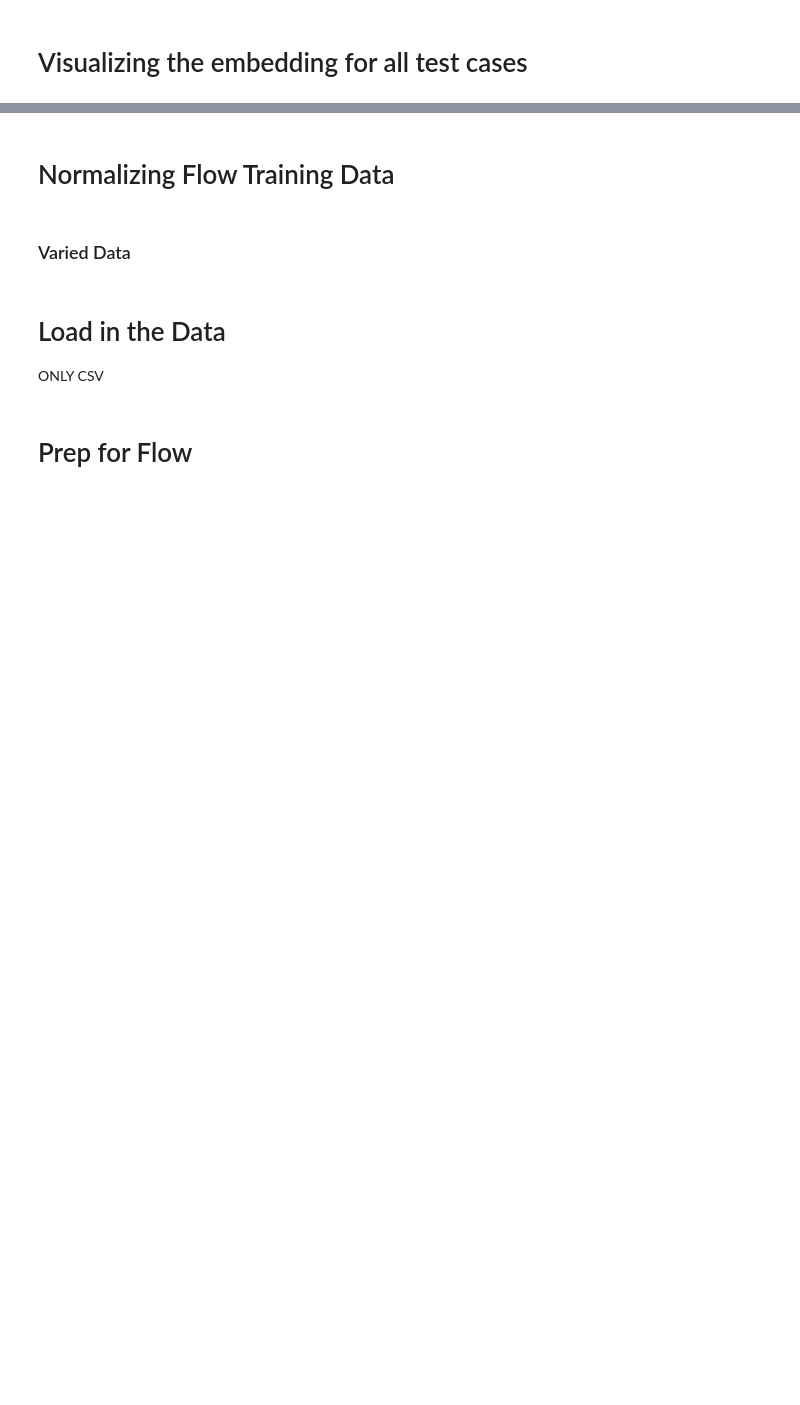
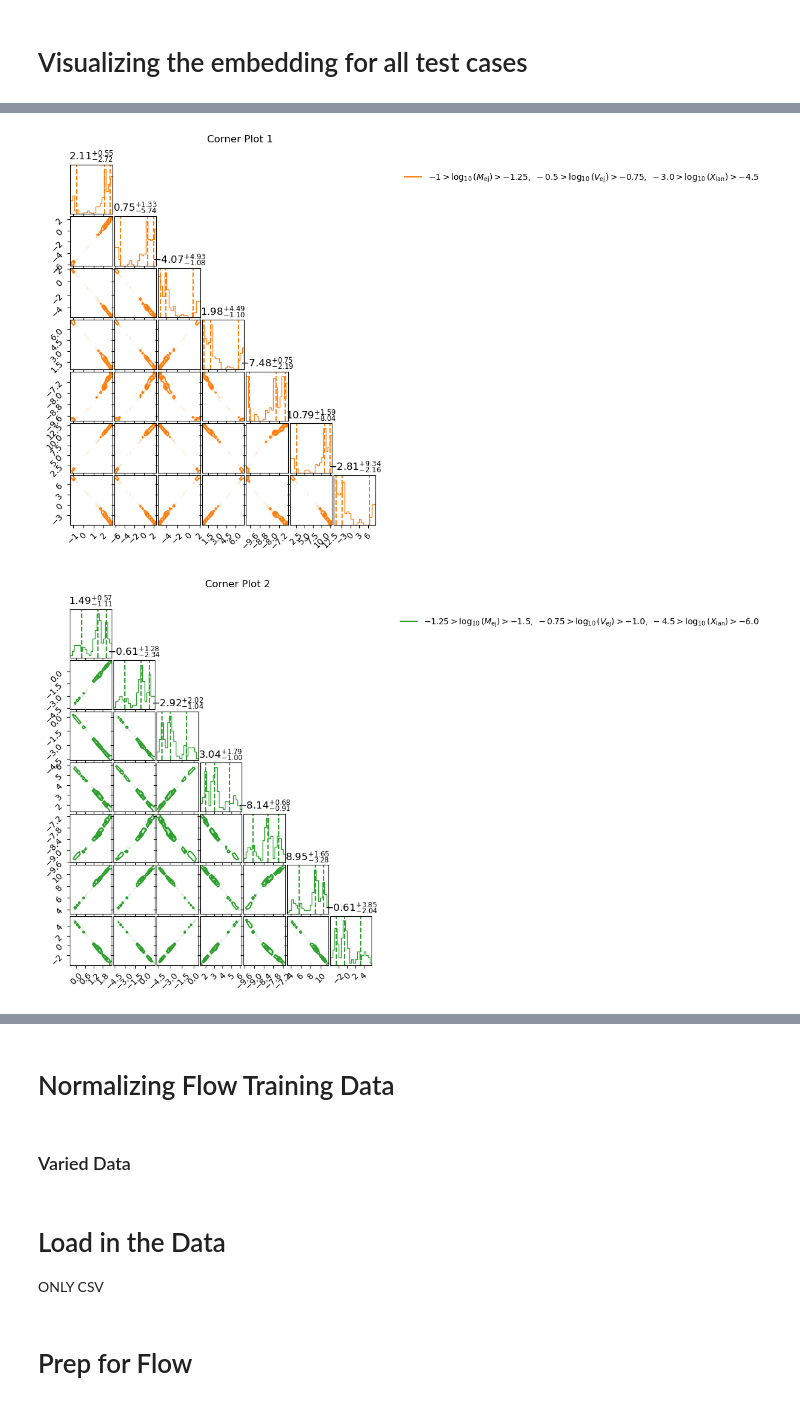
Before and after one commit to MehulGoyal22/Kilo, a Jupyter notebook: fulltutorial.ipynb, the cells around one changed output, grey strips where cells are left out. Cells and saved outputs as stored; diff of their text form; code cells hidden in the pictures; blank space fills up the shorter version.

```diff
--- a/fulltutorial.ipynb
+++ b/fulltutorial.ipynb
@@ -199,7 +229,7 @@ detection_limit = 22.0
 bands           = ['ztfg', 'ztfr', 'ztfi']
 chunk_size      = 5000        # how many sims to process per batch
 batch_size      = 50          # sims per batch for batch_id
-output_csv      = "all_lightcurves.csv"
+output_csv      = "all_lightcurves_varied.csv"
 
 # 1) GATHER ALL JSON PATHS
 file_list = sorted(glob.glob(os.path.join(dir_path, "test_*.json")))
@@ -448,7 +488,7 @@ detection_limit = 22.0
 bands           = ['ztfg', 'ztfr', 'ztfi']
 chunk_size      = 5000        # how many sims to process per batch
 batch_size      = 50          # sims per batch for batch_id
-output_csv      = "all_lightcurves.csv"
+output_csv      = "all_lightcurves_fixed.csv"
 
 # 1) GATHER ALL JSON PATHS
 file_list = sorted(glob.glob(os.path.join(dir_path, "test_*.json")))
@@ -1228,0 +2155,54 @@ plt.legend(handles=
+# %%
+import matplotlib.pyplot as plt
+import corner
+import matplotlib.lines as mlines
+
+datasets = [
+    similarity_outputs_1,
+    similarity_outputs_2,
+    similarity_outputs_3,
+    similarity_outputs_4,
+]
+colors = ["C1", "C2", "C3", "C4"]
+labels = [
+    r"$-1 > \log_{10}(M_{\rm ej}) > -1.25,\;-0.5 > \log_{10}(V_{\rm ej}) > -0.75,\;-3.0 > \log_{10}(X_{\rm lan}) > -4.5$",
+    r"$-1.25 > \log_{10}(M_{\rm ej}) > -1.5,\;-0.75 > \log_{10}(V_{\rm ej}) > -1.0,\;-4.5 > \log_{10}(X_{\rm lan}) > -6.0$",
+    r"$-1.5 > \log_{10}(M_{\rm ej}) > -1.75,\;-1.0 > \log_{10}(V_{\rm ej}) > -1.25,\;-6.0 > \log_{10}(X_{\rm lan}) > -7.5$",
+    r"$-1.75 > \log_{10}(M_{\rm ej}) > -1.9,\;-1.25 > \log_{10}(V_{\rm ej}) > -1.53,\;-7.5 > \log_{10}(X_{\rm lan}) > -9.0$",
+]
+
+for idx, (data, color, label) in enumerate(zip(datasets, colors, labels), start=1):
+    arr = data.cpu().numpy().reshape(-1, num_dim)
+
+    # 1) make a new, reasonably‐sized figure
+    fig = plt.figure(figsize=(7, 7))
+
+    # 2) draw the corner plot into it
+    corner.corner(
+        arr,
+        fig=fig,
+        quantiles=[0.16, 0.5, 0.84],
+        color=color,
+        show_titles=True,
+        title_fmt=".2f",
+    )
+
+    # 3) create a single Line2D for the legend
+    line = mlines.Line2D([], [], color=color, label=label)
+
+    # 4) shrink the plotting area to make room for the legend on the right
+    #    the [left, bottom, right, top] rectangle keeps most of the figure
+    fig.subplots_adjust(left=0.1, bottom=0.1, right=0.82, top=0.95)
+
+    # 5) place the legend inside that right margin
+    fig.legend(
+        handles=[line],
+        loc="upper left",
+        bbox_to_anchor=(0.87, 0.95),
+        fontsize=10,
+        frameon=False,
+    )
+
+    plt.suptitle(f"Corner Plot {idx}", y=1.02)
+    plt.show()
+# %% [output]
@@ -1228,0 +2210,2 @@ plt.legend(handles=
+[figure, added]
+[figure, added]
```
Also changed, not shown: parts of 73 cells of this notebook, 17 other files.
